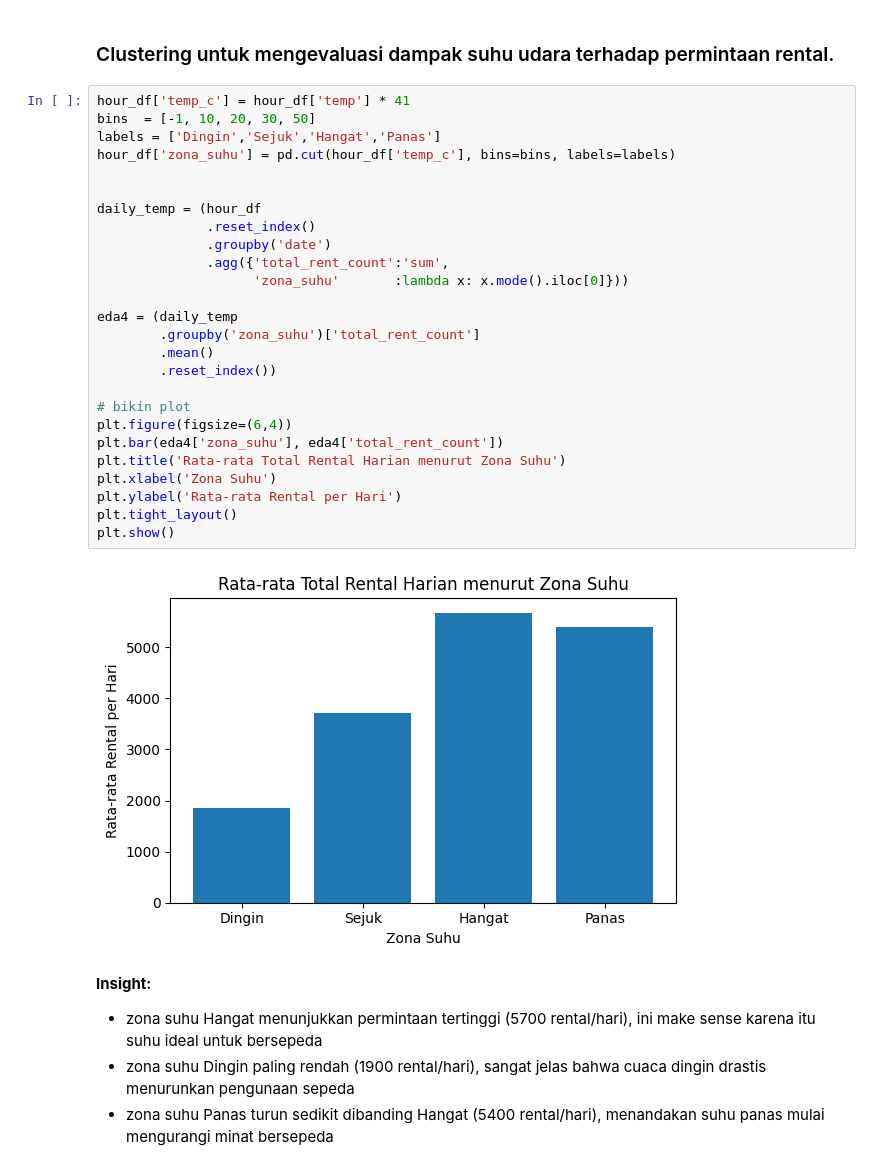
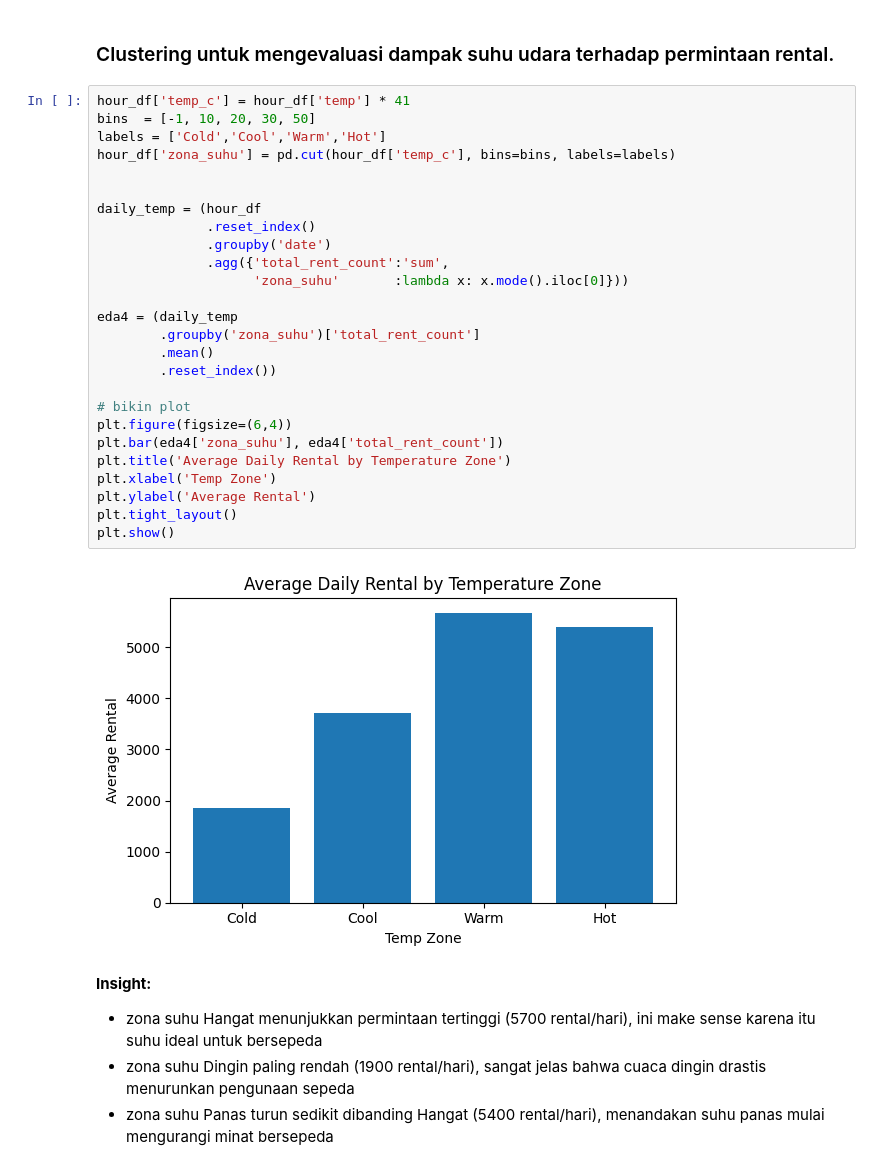
Before and after one commit to AliNicholas/Bike_Sharing_Final_Submission, a Jupyter notebook: notebook.ipynb, the cells around one changed output. Cells and saved outputs as stored; diff of their text form.

```diff
--- a/notebook.ipynb
+++ b/notebook.ipynb
@@ -550,31 +557,31 @@ Registered menyumbang ≈ 81% dari total rental rata‑rata dua tahun.
 # %%
 hour_df['temp_c'] = hour_df['temp'] * 41
 bins  = [-1, 10, 20, 30, 50]
-labels = ['Dingin','Sejuk','Hangat','Panas']
+labels = ['Cold','Cool','Warm','Hot']
 hour_df['zona_suhu'] = pd.cut(hour_df['temp_c'], bins=bins, labels=labels)
 
 
 daily_temp = (hour_df
               .reset_index()
               .groupby('date')
               .agg({'total_rent_count':'sum',
                     'zona_suhu'       :lambda x: x.mode().iloc[0]}))
 
 eda4 = (daily_temp
         .groupby('zona_suhu')['total_rent_count']
         .mean()
         .reset_index())
 
 # bikin plot
 plt.figure(figsize=(6,4))
 plt.bar(eda4['zona_suhu'], eda4['total_rent_count'])
-plt.title('Rata‑rata Total Rental Harian menurut Zona Suhu')
-plt.xlabel('Zona Suhu')
-plt.ylabel('Rata‑rata Rental per Hari')
+plt.title('Average Daily Rental by Temperature Zone')
+plt.xlabel('Temp Zone')
+plt.ylabel('Average Rental')
 plt.tight_layout()
 plt.show()
 # %% [output]
-[figure, old version]
+[figure, new version]
 # %% [markdown]
 **Insight:**
 - zona suhu Hangat menunjukkan permintaan tertinggi (5700 rental/hari), ini make sense karena itu suhu ideal untuk bersepeda
```
Also changed, not shown: parts of 9 cells of this notebook, 2 other files.
